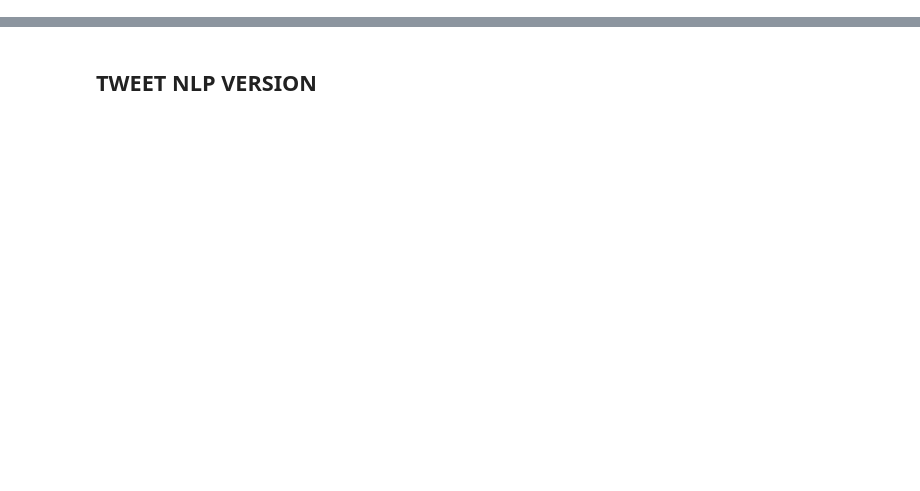
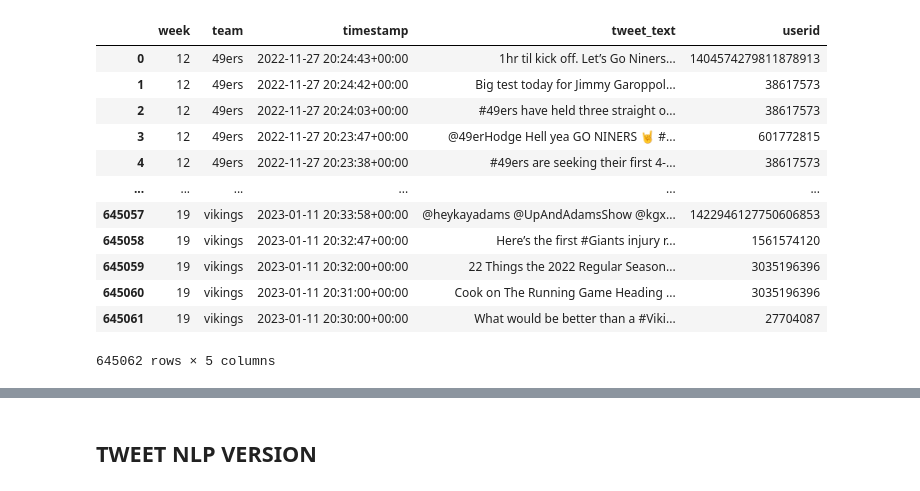
Before and after one commit to huuugh18/NFL_twitter_sentiment_odds, a Jupyter notebook: tweet_collection/tweet_nlp.ipynb, the cells around one changed output, grey strips where cells are left out. Drawn from its saved outputs; the diff is of its cells as text; code cells hidden in the pictures; blank space fills up the shorter version.

```diff
--- a/tweet_collection/tweet_nlp.ipynb
+++ b/tweet_collection/tweet_nlp.ipynb
@@ -32,2 +34,17 @@ df_all_tweets = get_all_tweets()
 # %%
-df_all_tweets.to_csv('../team_data/all_tweets.csv')
+df_all_tweets
+# df_all_tweets.to_csv('../team_data/all_tweets.csv')
+# %% [output]
+|  | week | team | timestamp | tweet_text | userid |
+| 0 | 12 | 49ers | 2022-11-27 20:24:43+00:00 | 1hr til kick off. Let’s Go Niners... | 1404574279811878913 |
+| 1 | 12 | 49ers | 2022-11-27 20:24:42+00:00 | Big test today for Jimmy Garoppol... | 38617573 |
+| 2 | 12 | 49ers | 2022-11-27 20:24:03+00:00 | #49ers have held three straight o... | 38617573 |
+| 3 | 12 | 49ers | 2022-11-27 20:23:47+00:00 | @49erHodge Hell yea GO NINERS 🤘 #... | 601772815 |
+| 4 | 12 | 49ers | 2022-11-27 20:23:38+00:00 | #49ers are seeking their first 4-... | 38617573 |
+| ... | ... | ... | ... | ... | ... |
+| 645057 | 19 | vikings | 2023-01-11 20:33:58+00:00 | @heykayadams @UpAndAdamsShow @kgx... | 1422946127750606853 |
+| 645058 | 19 | vikings | 2023-01-11 20:32:47+00:00 | Here’s the first #Giants injury r... | 1561574120 |
+| 645059 | 19 | vikings | 2023-01-11 20:32:00+00:00 | 22 Things the 2022 Regular Season... | 3035196396 |
+| 645060 | 19 | vikings | 2023-01-11 20:31:00+00:00 | Cook on The Running Game Heading ... | 3035196396 |
+| 645061 | 19 | vikings | 2023-01-11 20:30:00+00:00 | What would be better than a #Viki... | 27704087 |
+645062 rows × 5 columns
```
Also changed, not shown: parts of 8 cells of this notebook, 8 other files.
